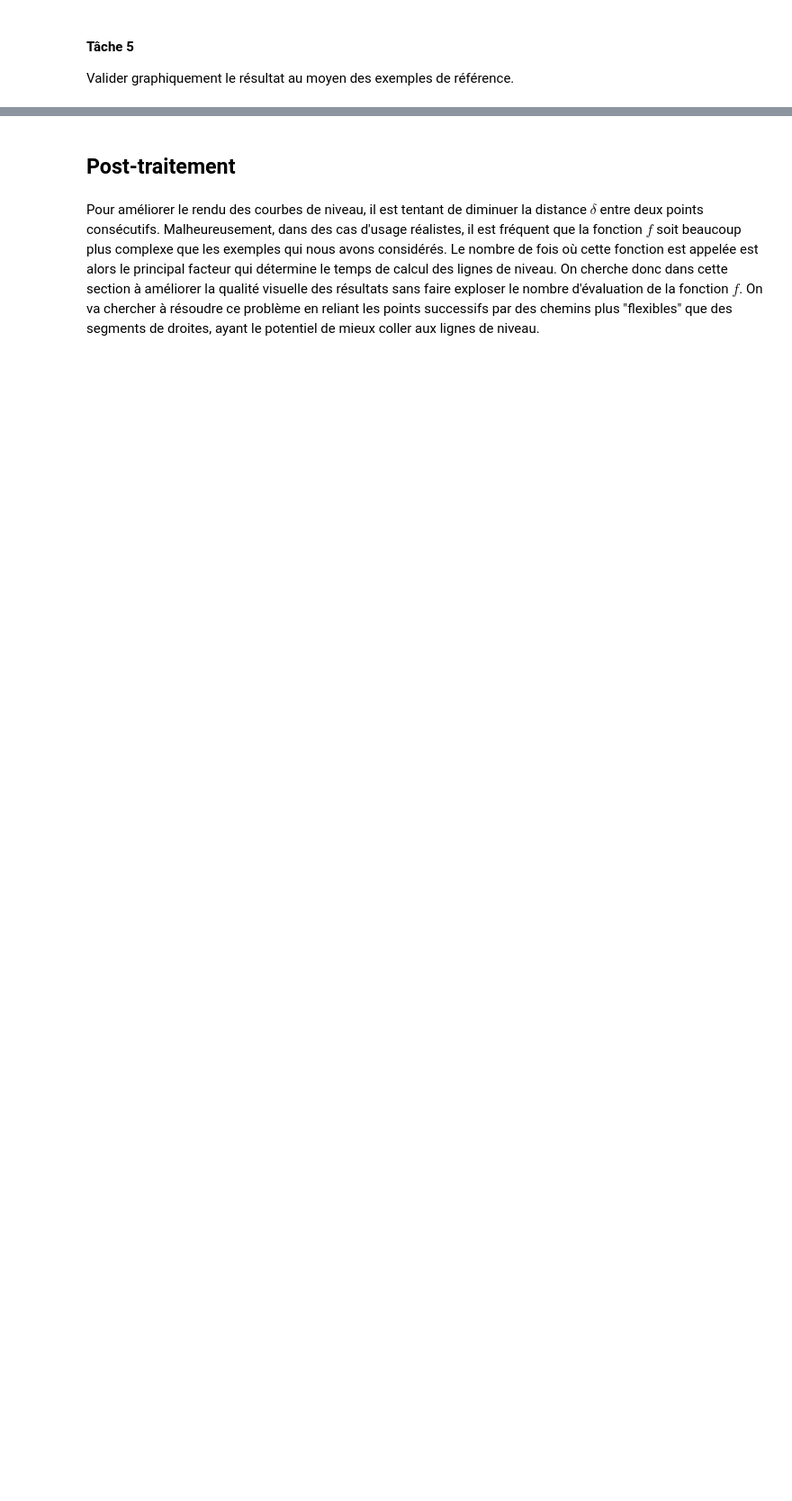
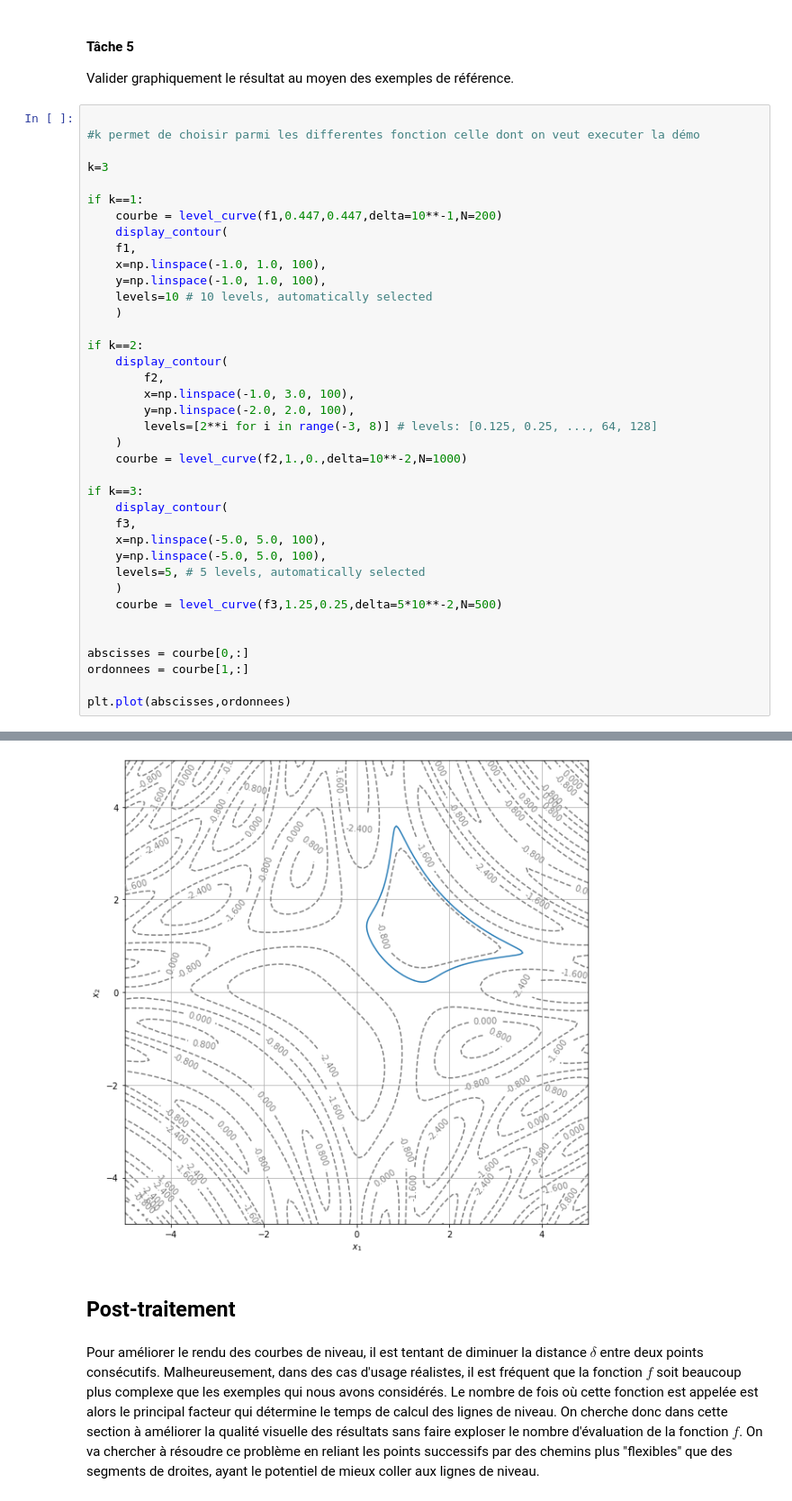
Before and after one commit to remymart/courbes-de-niveau, a Jupyter notebook: Courbes de niveau - Enoncé.ipynb, the cells around one changed output, grey strips where cells are left out. Shown at 90% size. Drawn from its saved outputs; the diff is of its cells as text; blank space fills up the shorter version.

```diff
--- a/Courbes de niveau - Enoncé.ipynb
+++ b/Courbes de niveau - Enoncé.ipynb
@@ -367,3 +467,42 @@ Proposer une nouvelle implémentation de `level_curve` qui arrête l'algorithme
 #### Tâche 5
 
 Valider graphiquement le résultat au moyen des exemples de référence.
+# %%
+
+#k permet de choisir parmi les differentes fonction celle dont on veut executer la démo
+
+k=3
+
+if k==1:
+    courbe = level_curve(f1,0.447,0.447,delta=10**-1,N=200)
+    display_contour(
+    f1,
+    x=np.linspace(-1.0, 1.0, 100),
+    y=np.linspace(-1.0, 1.0, 100),
+    levels=10 # 10 levels, automatically selected
+    )
+
+if k==2:
+    display_contour(
+        f2,
+        x=np.linspace(-1.0, 3.0, 100),
+        y=np.linspace(-2.0, 2.0, 100),
+        levels=[2**i for i in range(-3, 8)] # levels: [0.125, 0.25, ..., 64, 128]
+    )
+    courbe = level_curve(f2,1.,0.,delta=10**-2,N=1000)
+
+if k==3:
+    display_contour(
+    f3,
+    x=np.linspace(-5.0, 5.0, 100),
+    y=np.linspace(-5.0, 5.0, 100),
+    levels=5, # 5 levels, automatically selected
+    )
+    courbe = level_curve(f3,1.25,0.25,delta=5*10**-2,N=500)
+
+
+abscisses = courbe[0,:]
+ordonnees = courbe[1,:]
+
+plt.plot(abscisses,ordonnees)
+# %% [output]
@@ -370,3 +511,4 @@ Valider graphiquement le résultat au moyen des exemples de référence.
+[figure, added]
 # %% [markdown]
 ## Post-traitement
 # %% [markdown]
```
Also changed, not shown: parts of 11 cells of this notebook.
